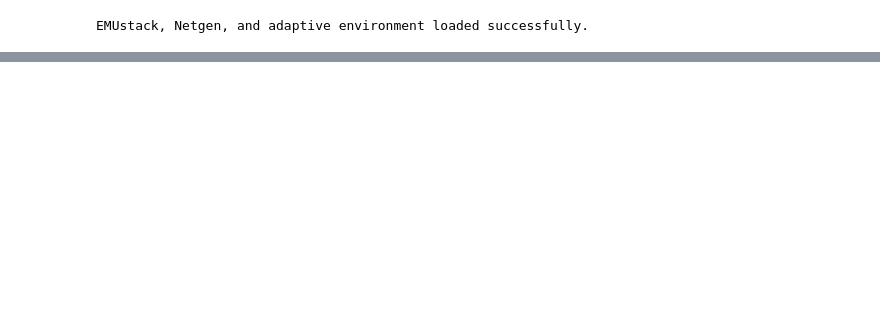
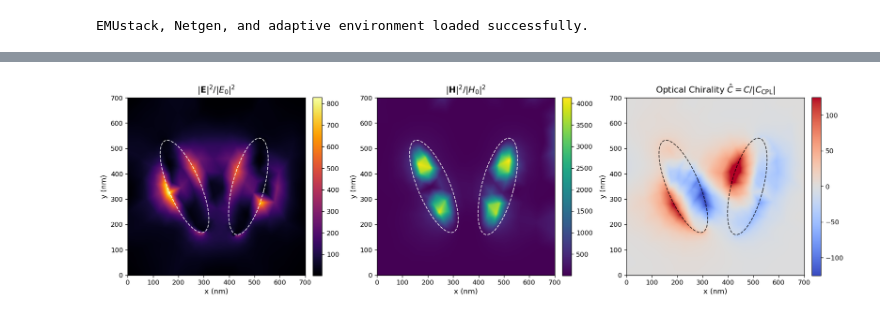
Before and after one commit to gevero/EMUstack, a Jupyter notebook: examples_netgen/Chiral_qBIC_Optical_Chirality.ipynb, the cells around one changed output, grey strips where cells are left out. Drawn from its saved outputs; the diff is of its cells as text; code cells hidden in the pictures; blank space fills up the shorter version.

```diff
--- a/examples_netgen/Chiral_qBIC_Optical_Chirality.ipynb
+++ b/examples_netgen/Chiral_qBIC_Optical_Chirality.ipynb
@@ -376,0 +300,55 @@ plt.show()
+# %%
+fig, axes = plt.subplots(1, 3, figsize=(16, 4.8), dpi=120)
+
+# Parametric curves for resonator boundary outlines
+theta0 = 0.25
+rx = 0.09 * period
+ry = 0.28 * period
+gap = 0.36 * period
+c1 = (period * 0.5 - gap / 2.0, period * 0.5)
+c2 = (period * 0.5 + gap / 2.0, period * 0.5)
+t_phi = np.linspace(0, 2*np.pi, 200)
+
+a1 = theta0 + alpha
+e1_x = c1[0] + rx * np.cos(t_phi) * np.cos(a1) - ry * np.sin(t_phi) * np.sin(a1)
+e1_y = c1[1] + rx * np.cos(t_phi) * np.sin(a1) + ry * np.sin(t_phi) * np.cos(a1)
+
+a2 = -theta0
+e2_x = c2[0] + rx * np.cos(t_phi) * np.cos(a2) - ry * np.sin(t_phi) * np.sin(a2)
+e2_y = c2[1] + rx * np.cos(t_phi) * np.sin(a2) + ry * np.sin(t_phi) * np.cos(a2)
+
+# Panel 1: Electric intensity
+im0 = axes[0].imshow(E_norm**2, origin='lower', extent=[0, period, 0, period], cmap='inferno')
+axes[0].plot(e1_x, e1_y, 'w--', lw=1.2, alpha=0.85)
+axes[0].plot(e2_x, e2_y, 'w--', lw=1.2, alpha=0.85)
+axes[0].set_title(r'$|\mathbf{E}|^2 / |E_0|^2$', fontsize=13, pad=8)
+axes[0].set_xlabel('x (nm)', fontsize=11)
+axes[0].set_ylabel('y (nm)', fontsize=11)
+cb0 = plt.colorbar(im0, ax=axes[0], fraction=0.046, pad=0.04)
+cb0.ax.tick_params(labelsize=10)
+
+# Panel 2: Magnetic intensity
+im1 = axes[1].imshow(H_norm**2, origin='lower', extent=[0, period, 0, period], cmap='viridis')
+axes[1].plot(e1_x, e1_y, 'w--', lw=1.2, alpha=0.85)
+axes[1].plot(e2_x, e2_y, 'w--', lw=1.2, alpha=0.85)
+axes[1].set_title(r'$|\mathbf{H}|^2 / |H_0|^2$', fontsize=13, pad=8)
+axes[1].set_xlabel('x (nm)', fontsize=11)
+axes[1].set_ylabel('y (nm)', fontsize=11)
+cb1 = plt.colorbar(im1, ax=axes[1], fraction=0.046, pad=0.04)
+cb1.ax.tick_params(labelsize=10)
+
+# Panel 3: Optical chirality enhancement factor
+c_lim = float(np.nanpercentile(np.abs(C_hat), 99.5))
+im2 = axes[2].imshow(C_hat, origin='lower', extent=[0, period, 0, period], cmap='coolwarm', vmin=-c_lim, vmax=c_lim)
+axes[2].plot(e1_x, e1_y, 'k--', lw=1.2, alpha=0.75)
+axes[2].plot(e2_x, e2_y, 'k--', lw=1.2, alpha=0.75)
+axes[2].set_title(r'Optical Chirality $\hat{C} = C / |C_{\mathrm{CPL}}|$', fontsize=13, pad=8)
+axes[2].set_xlabel('x (nm)', fontsize=11)
+axes[2].set_ylabel('y (nm)', fontsize=11)
+cb2 = plt.colorbar(im2, ax=axes[2], fraction=0.046, pad=0.04)
+cb2.ax.tick_params(labelsize=10)
+
+plt.tight_layout()
+plt.show()
+# %% [output]
+[figure, added]
```
Also changed, not shown: parts of 16 cells of this notebook.
